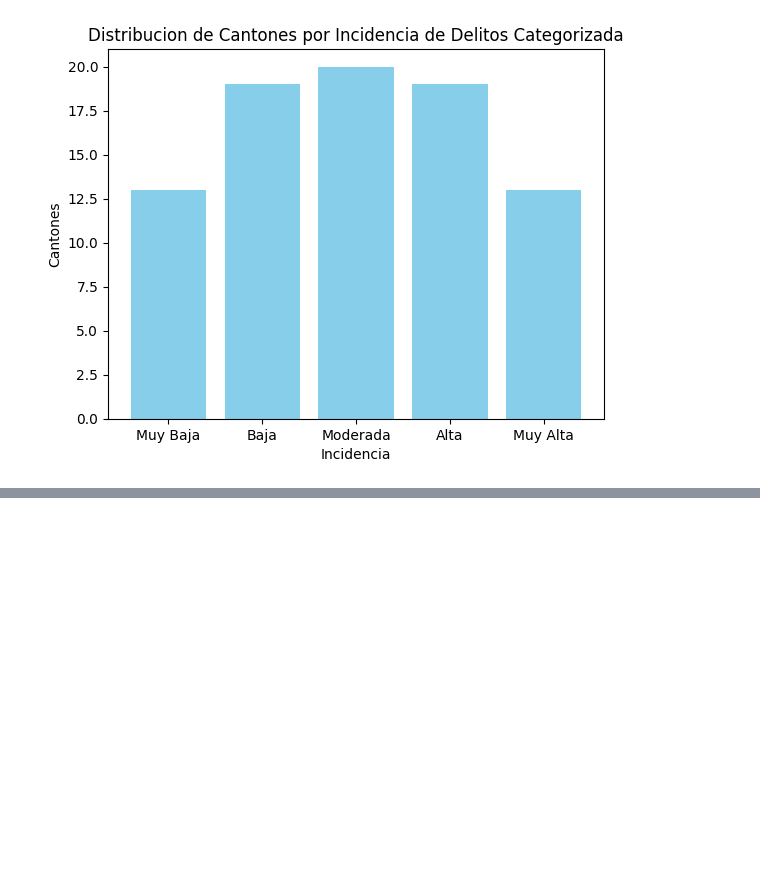
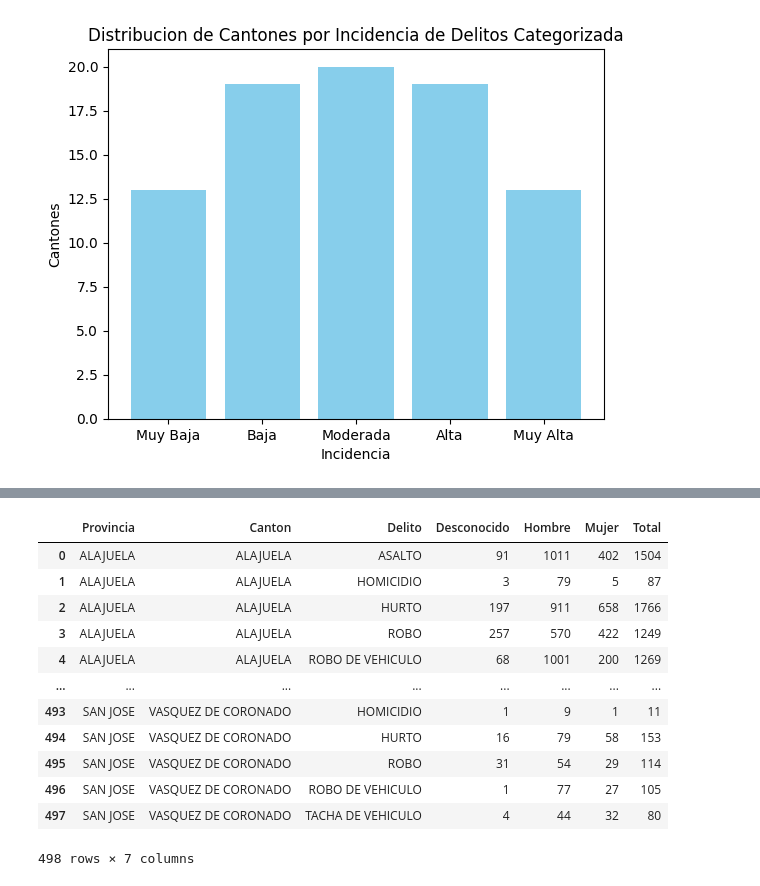
Before and after one commit to gianfranco7/proyecto_pswe19, a Jupyter notebook: EDA.ipynb, the cells around one changed output, grey strips where cells are left out. Saved outputs shown, nothing was run; the diff lists cells and outputs as text; code cells hidden in the pictures; blank space fills up the shorter version.

```diff
--- a/EDA.ipynb
+++ b/EDA.ipynb
@@ -430,0 +507,39 @@ eng_df.to_csv('crime_incidence.csv', index=False)
+# %%
+# De este dataframe podemos derivar delitos por genero
+crimes_by_victim_gender = crime_index.pivot_table(
+    index=['Provincia', 'Canton', 'Delito'],
+    columns='Genero de la Victima',
+    values='Cantidad',
+    aggfunc='sum',
+    fill_value=0
+).reset_index()
+
+#Formatea la tabla resultante
+crimes_by_victim_gender.columns.name = None # Remover el nombre de las columnas
+crimes_by_victim_gender = crimes_by_victim_gender.rename_axis(None, axis=1)
+
+#Convertir los valores de float a enteros
+gen_cols = ['DESCONOCIDO', 'HOMBRE', 'MUJER']
+crimes_by_victim_gender[gen_cols] = crimes_by_victim_gender[gen_cols].map(np.int64)
+
+crimes_by_victim_gender['Total'] = crimes_by_victim_gender['DESCONOCIDO'] + crimes_by_victim_gender['HOMBRE'] + crimes_by_victim_gender['MUJER']
+
+crimes_by_victim_gender = crimes_by_victim_gender.rename(columns={'DESCONOCIDO': 'Desconocido', 'HOMBRE': 'Hombre', 'MUJER': 'Mujer'})
+
+crimes_by_victim_gender.to_csv('crime_type_by_victim_gender.csv', index=False)
+
+crimes_by_victim_gender
+# %% [output]
+|  | Provincia | Canton | Delito | Desconocido | Hombre | Mujer | Total |
+| 0 | ALAJUELA | ALAJUELA | ASALTO | 91 | 1011 | 402 | 1504 |
+| 1 | ALAJUELA | ALAJUELA | HOMICIDIO | 3 | 79 | 5 | 87 |
+| 2 | ALAJUELA | ALAJUELA | HURTO | 197 | 911 | 658 | 1766 |
+| 3 | ALAJUELA | ALAJUELA | ROBO | 257 | 570 | 422 | 1249 |
+| 4 | ALAJUELA | ALAJUELA | ROBO DE VEHICULO | 68 | 1001 | 200 | 1269 |
+| ... | ... | ... | ... | ... | ... | ... | ... |
+| 493 | SAN JOSE | VASQUEZ DE CORONADO | HOMICIDIO | 1 | 9 | 1 | 11 |
+| 494 | SAN JOSE | VASQUEZ DE CORONADO | HURTO | 16 | 79 | 58 | 153 |
+| 495 | SAN JOSE | VASQUEZ DE CORONADO | ROBO | 31 | 54 | 29 | 114 |
+| 496 | SAN JOSE | VASQUEZ DE CORONADO | ROBO DE VEHICULO | 1 | 77 | 27 | 105 |
+| 497 | SAN JOSE | VASQUEZ DE CORONADO | TACHA DE VEHICULO | 4 | 44 | 32 | 80 |
+498 rows × 7 columns
```
Also changed, not shown: parts of 6 cells of this notebook, 2 other files.
